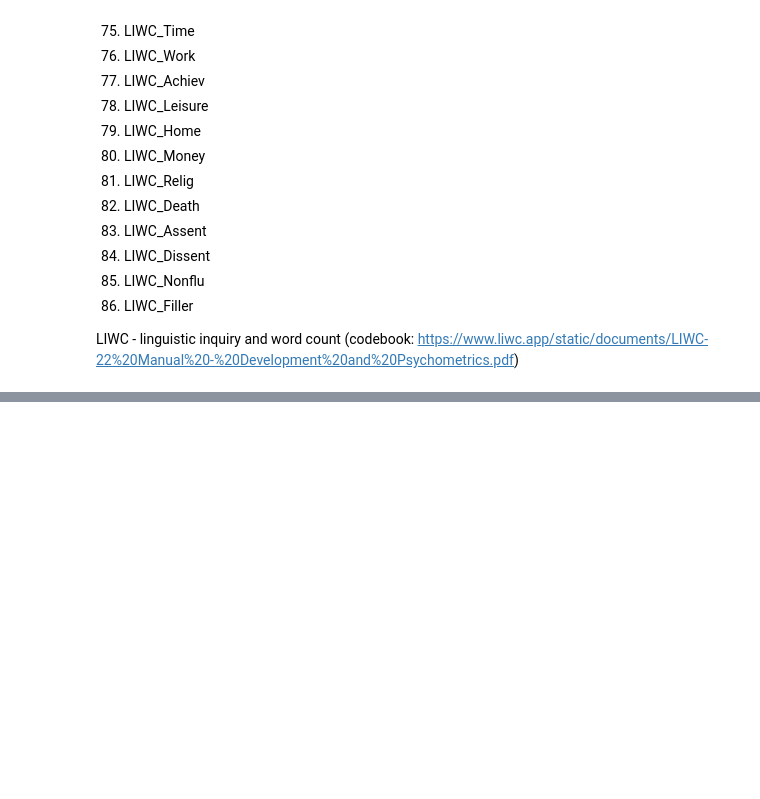
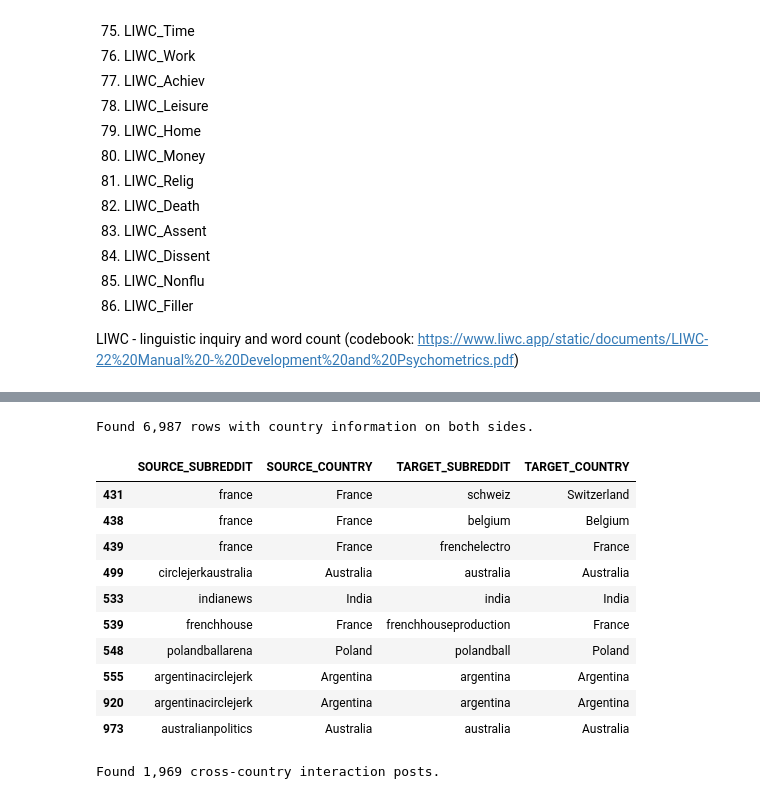
Before and after one commit to Darioliu28/ada-2025-project-djnpsgroup2025, a Jupyter notebook: proof_of_concept.ipynb, the cells around one changed output, grey strips where cells are left out. Saved outputs shown, nothing was run; the diff lists cells and outputs as text; code cells hidden in the pictures; blank space fills up the shorter version.

```diff
--- a/proof_of_concept.ipynb
+++ b/proof_of_concept.ipynb
@@ -1496,0 +862,28 @@ NameError: name 'df' is not defined
+# %%
+import pycountry
+
+country_map = {}
+
+# 1. Add all official names and codes from pycountry.countries
+for country in pycountry.countries:
+    # Map name (e.g., 'Germany')
+    country_map[country.name.lower()] = country.name
+    # Map 2-letter code (e.g., 'de')
+    country_map[country.alpha_2.lower()] = country.name
+    # Map 3-letter code (e.g., 'deu')
+    country_map[country.alpha_3.lower()] = country.name
+    # Map official name if it exists (e.g., 'federal republic of germany')
+    if hasattr(country, 'official_name'):
+        country_map[country.official_name.lower()] = country.name
+
+# 2. Add subdivision names (e.g., 'california' -> 'United States')
+for subdivision in pycountry.subdivisions:
+    country_map[subdivision.name.lower()] = subdivision.country.name
+
+print(f"Created a comprehensive map with {len(country_map)} entries.")
+
+# --- Let's test it ---
+print(f"'de' -> {country_map.get('de')}")
+print(f"'suomi' -> {country_map.get('suomi')}")
+print(f"'california' -> {country_map.get('california')}")
+print(f"'uk' -> {country_map.get('uk')}")
@@ -1496,0 +1147,6 @@ NameError: name 'df' is not defined
+# %%
+import pandas as pd
+
+# Assuming df_combined already loaded and `matches` exists
+df_combined["SOURCE_COUNTRY"] = df_combined["SOURCE_SUBREDDIT"].map(matches)
+df_combined["TARGET_COUNTRY"] = df_combined["TARGET_SUBREDDIT"].map(matches)
@@ -1496,0 +1201,32 @@ NameError: name 'df' is not defined
+# %%
+# Keep only rows with both countries identified
+df_country_interactions = df_combined.dropna(subset=["SOURCE_COUNTRY", "TARGET_COUNTRY"])
+
+print(f"Found {len(df_country_interactions):,} rows with country information on both sides.")
+# %% [output]
+Found 6,987 rows with country information on both sides.
+# %%
+df_country_interactions[["SOURCE_SUBREDDIT", "SOURCE_COUNTRY", "TARGET_SUBREDDIT", "TARGET_COUNTRY"]].head(10)
+# some examples
+# %% [output]
+|  | SOURCE_SUBREDDIT | SOURCE_COUNTRY | TARGET_SUBREDDIT | TARGET_COUNTRY |
+| 431 | france | France | schweiz | Switzerland |
+| 438 | france | France | belgium | Belgium |
+| 439 | france | France | frenchelectro | France |
+| 499 | circlejerkaustralia | Australia | australia | Australia |
+| 533 | indianews | India | india | India |
+| 539 | frenchhouse | France | frenchhouseproduction | France |
+| 548 | polandballarena | Poland | polandball | Poland |
+| 555 | argentinacirclejerk | Argentina | argentina | Argentina |
+| 920 | argentinacirclejerk | Argentina | argentina | Argentina |
+| 973 | australianpolitics | Australia | australia | Australia |
+# %%
+# Keep only rows where both SOURCE_COUNTRY and TARGET_COUNTRY exist and differ
+df_country_interactions = df_combined.dropna(subset=["SOURCE_COUNTRY", "TARGET_COUNTRY"])
+df_country_interactions = df_country_interactions[
+    df_country_interactions["SOURCE_COUNTRY"] != df_country_interactions["TARGET_COUNTRY"]
+]
+
+print(f"Found {len(df_country_interactions):,} cross-country interaction posts.")
+# %% [output]
+Found 1,969 cross-country interaction posts.
```
Also changed, not shown: parts of 48 cells of this notebook, 6 other files.
